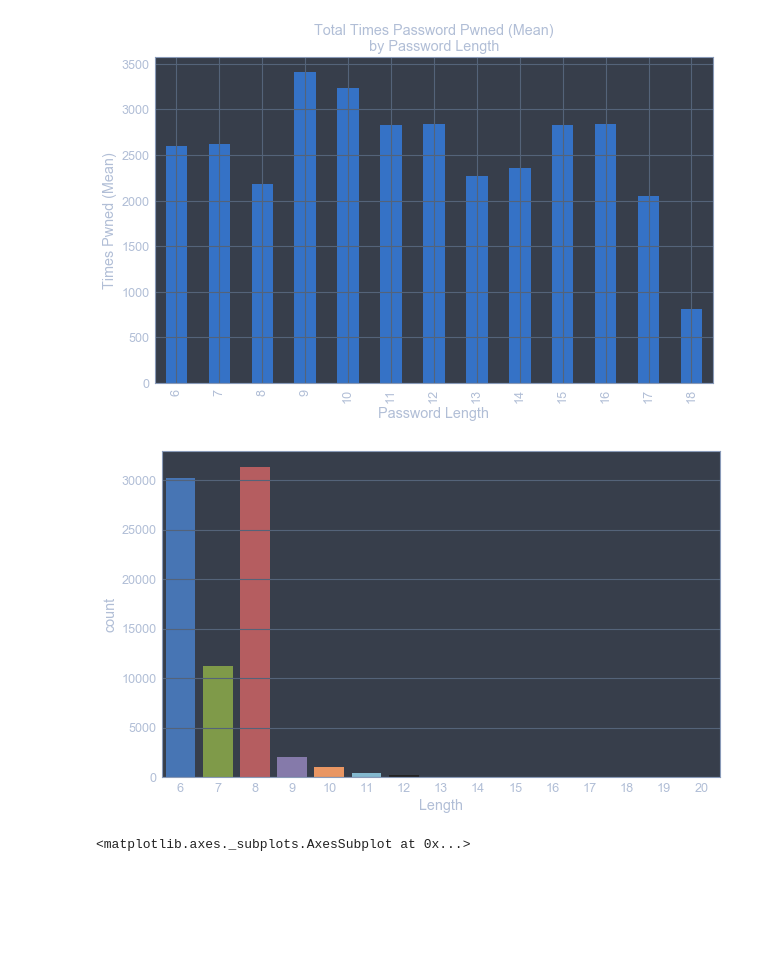
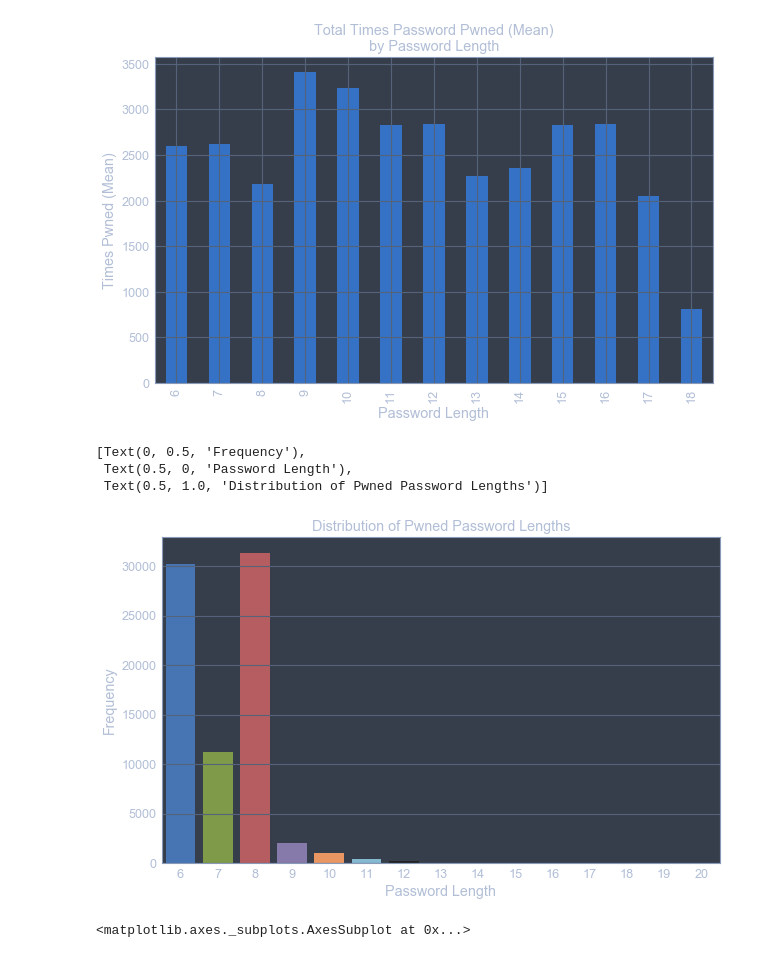
Before and after one commit to EricB10/pwned-passwords-project, a Jupyter notebook: analysis.ipynb, the cells around one changed output. Drawn from its saved outputs; the diff is of its cells as text; code cells hidden in the pictures; blank space fills up the shorter version.

```diff
--- a/analysis.ipynb
+++ b/analysis.ipynb
@@ -370,7 +372,11 @@ Text(0, 0.5, 'Times Pwned (Mean)')
 # %%
 # Plot the distribution of pwned password lengths
 fig, ax = plt.subplots(figsize=(10,6))
 ax = sns.countplot(x='Length', data=df)
-title='Distribution of Pwned Password Lengths'
+ax.set(title='Distribution of Pwned Password Lengths', xlabel='Password Length',
+       ylabel='Frequency')
 # %% [output]
+[Text(0, 0.5, 'Frequency'),
+ Text(0.5, 0, 'Password Length'),
+ Text(0.5, 1.0, 'Distribution of Pwned Password Lengths')]
-[figure, old version]
+[figure, new version]
```
Also changed, not shown: parts of 10 cells of this notebook, 1 other file.
